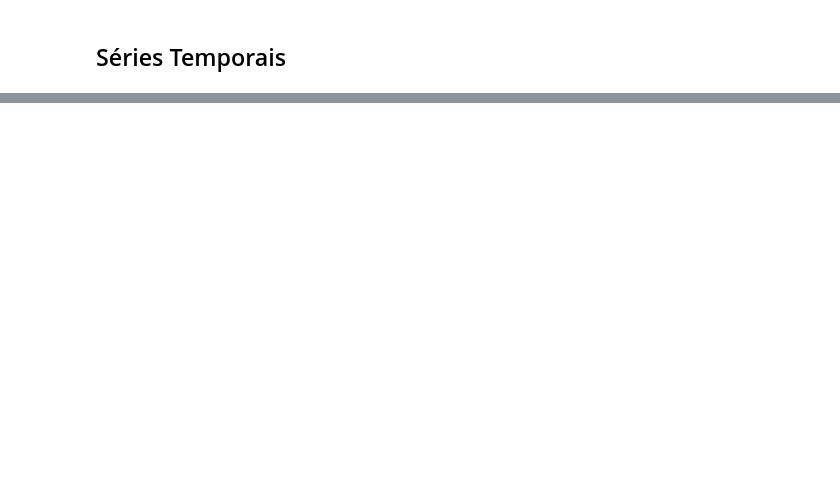
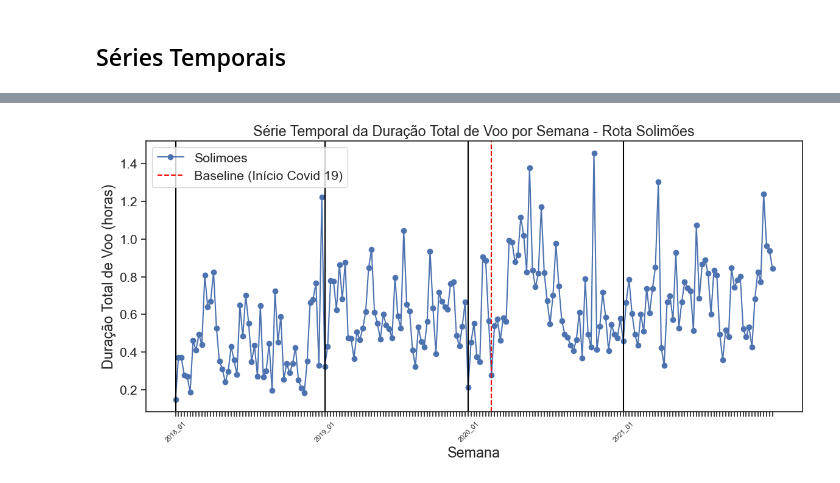
Before and after one commit to GabrielcordH/VOOS, a Jupyter notebook: EDA_V2.ipynb, the cells around one changed output, grey strips where cells are left out. Drawn from its saved outputs; the diff is of its cells as text; code cells hidden in the pictures; blank space fills up the shorter version.

```diff
--- a/EDA_V2.ipynb
+++ b/EDA_V2.ipynb
@@ -363,0 +416,99 @@ for ano in anos:
+# %%
+distribuicao_solimoes_tempo = rota_solimoes.groupby('year_week')['average_duration'].sum() / 3600
+distribuicao_caipira_tempo = rota_caipira.groupby('year_week')['average_duration'].sum() / 3600
+distribuicao_all_flights_tempo = all_flights.groupby('year_week')['average_duration'].sum() / 3600
+
+# Configurar a linha de base em 2020_09 (em horas)
+baseline = pd.Series([0], index=['2020_09'])
+
+# Configurar o gráfico para Solimões
+plt.figure(figsize=(12, 6))
+plt.plot(distribuicao_solimoes_tempo.index, distribuicao_solimoes_tempo.values, label='Solimoes', marker='o')
+
+# Marcar apenas a primeira semana de cada ano nas tick labels
+ano_atual = None
+tick_labels = []
+for semana in distribuicao_solimoes_tempo.index:
+    ano = semana.split('_')[0]
+    if ano != ano_atual:
+        tick_labels.append(semana)
+        ano_atual = ano
+    else:
+        tick_labels.append('')
+plt.xticks(distribuicao_solimoes_tempo.index, tick_labels, rotation=45, fontsize=8)
+
+# Linha de base em 2020_09 estendida até o fim da base de dados
+plt.axvline(x='2020_09', color='red', linestyle='--', label='Baseline (Início Covid 19)')
+plt.axvline(x='2018_01', color='black', linestyle='-')
+plt.axvline(x='2019_01', color='black', linestyle='-')
+plt.axvline(x='2020_01', color='black', linestyle='-')
+plt.axvline(x='2021_01', color='black', linestyle='-')
+
+plt.xlabel('Semana')
+plt.ylabel('Duração Total de Voo (horas)')
+plt.title('Série Temporal da Duração Total de Voo por Semana - Rota Solimões')
+plt.legend()
+plt.tight_layout()
+plt.show()
+
+# Configurar o gráfico para Caipira
+plt.figure(figsize=(12, 6))
+plt.plot(distribuicao_caipira_tempo.index, distribuicao_caipira_tempo.values, label='Caipira', marker='s')
+
+# Marcar apenas a primeira semana de cada ano nas tick labels
+ano_atual = None
+tick_labels = []
+for semana in distribuicao_caipira_tempo.index:
+    ano = semana.split('_')[0]
+    if ano != ano_atual:
+        tick_labels.append(semana)
+        ano_atual = ano
+    else:
+        tick_labels.append('')
+plt.xticks(distribuicao_caipira_tempo.index, tick_labels, rotation=45, fontsize=8)
+
+# Linha de base em 2020_09 estendida até o fim da base de dados
+plt.axvline(x='2020_09', color='red', linestyle='--', label='Baseline (Início Covid 19)')
+plt.axvline(x='2018_01', color='black', linestyle='-')
+plt.axvline(x='2019_01', color='black', linestyle='-')
+plt.axvline(x='2020_01', color='black', linestyle='-')
+plt.axvline(x='2021_01', color='black', linestyle='-')
+
+plt.xlabel('Semana')
+plt.ylabel('Duração Total de Voo (horas)')
+plt.title('Série Temporal da Duração Total de Voo por Semana - Rota Caipira')
+plt.legend()
+plt.tight_layout()
+plt.show()
+
+# Configurar o gráfico para All_Flights
+plt.figure(figsize=(12, 6))
+plt.plot(distribuicao_all_flights_tempo.index, distribuicao_all_flights_tempo.values, label='All_Flights', marker='x')
+
+# Marcar apenas a primeira semana de cada ano nas tick labels
+ano_atual = None
+tick_labels = []
+for semana in distribuicao_all_flights_tempo.index:
+    ano = semana.split('_')[0]
+    if ano != ano_atual:
+        tick_labels.append(semana)
+        ano_atual = ano
+    else:
+        tick_labels.append('')
+plt.xticks(distribuicao_all_flights_tempo.index, tick_labels, rotation=45, fontsize=8)
+
+# Linha de base em 2020_09 estendida até o fim da base de dados
+plt.axvline(x='2020_09', color='red', linestyle='--', label='Baseline (Início Covid 19)')
+plt.axvline(x='2018_01', color='black', linestyle='-')
+plt.axvline(x='2019_01', color='black', linestyle='-')
+plt.axvline(x='2020_01', color='black', linestyle='-')
+plt.axvline(x='2021_01', color='black', linestyle='-')
+
+plt.xlabel('Semana')
+plt.ylabel('Duração Total de Voo (horas)')
+plt.title('Série Temporal da Duração Total de Voo por Semana - All_Flights')
+plt.legend()
+plt.tight_layout()
+plt.show()
+# %% [output]
+[figure, added]
```
Also changed, not shown: parts of 31 cells of this notebook.
